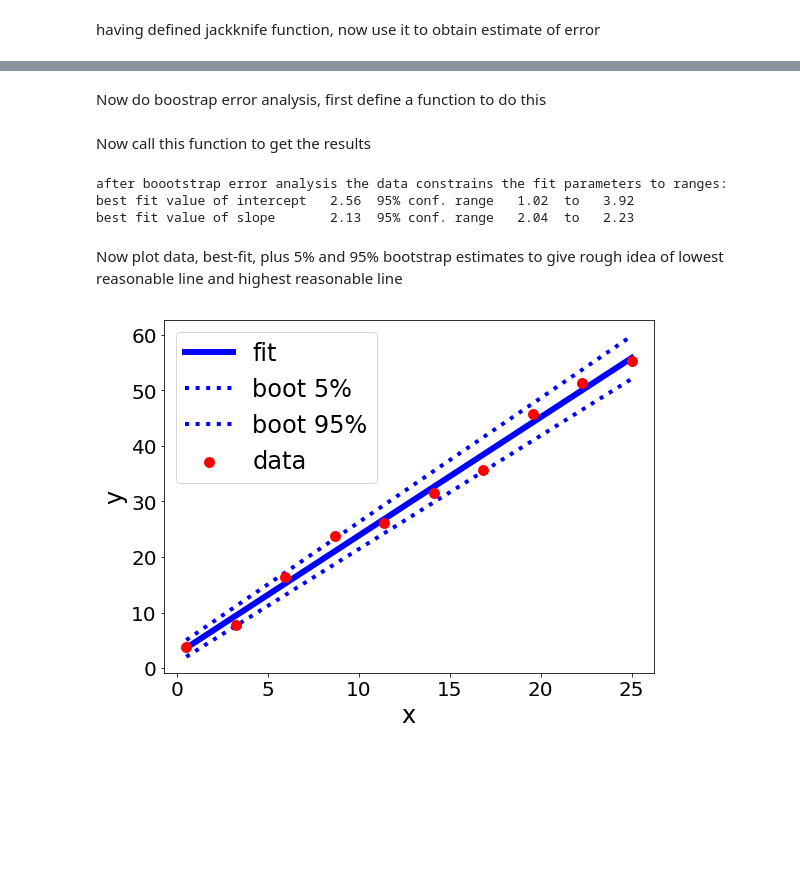
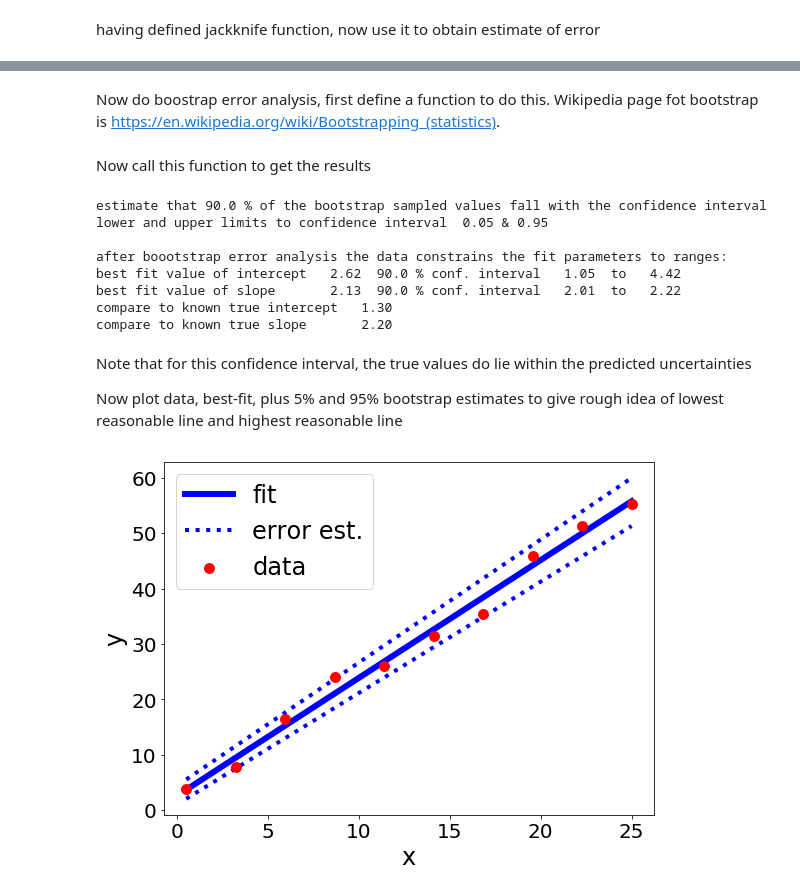
Before and after one commit to RichardSear/linear_regression_tutorial-python-, a Jupyter notebook: plot_linear_regression.ipynb, the cells around one changed output, grey strips where cells are left out. Saved outputs shown, nothing was run; the diff lists cells and outputs as text; code cells hidden in the pictures; blank space fills up the shorter version.

```diff
--- a/plot_linear_regression.ipynb
+++ b/plot_linear_regression.ipynb
@@ -28,8 +35,10 @@ y=np.zeros(n_pts)
 # actual intercept
 real_intercept=1.3
 real_slope=2.2
+print('true intercept ',format(real_intercept,"5.2e"))
+print('true slope     ',format(real_slope,"5.2e"))
 # gauss introduces Gaussian distributed noise of std deviation epsilon_noise
-epsilon_noise=1.9
+epsilon_noise=2.0
 for i in range(0,n_pts):
     y[i]=real_intercept+real_slope*x[i]+gauss(0.0,epsilon_noise)
 # %% [output]
@@ -111,8 +136,11 @@ So, if instead of having n_pts  we had only had 1 less of them, then we'd expect
 # %% [markdown]
-Now do boostrap error analysis, first define a function to do this
+Now do boostrap error analysis, first define a function to do this. Wikipedia page fot bootstrap is https://en.wikipedia.org/wiki/Bootstrapping_(statistics).
 # %%
-def bootstrap_calc():
-    n_bootstrap=100
+def bootstrap_calc(prob_conf_interval):
+# here I have set the number of times the resampled to 1000, this kind of overkill - making it 100 does not change the
+# error estimates much - but as the program runs so quickly it would not run noticeably faster if n_bootstrap
+# is reduced so might as well make n_bootstrap large
+    n_bootstrap=1000
     slope_boot=np.zeros(n_bootstrap)
     intercept_boot=np.zeros(n_bootstrap)
     for i in range(0,n_bootstrap):
@@ -126,9 +154,13 @@ def bootstrap_calc():
 # sort so later we pick out values near bottom and top
     intercept_boot=np.sort(intercept_boot)
     slope_boot=np.sort(slope_boot)
+# now n_bootstrap values are sorted from smallest to largest
+    f_lower=(1.0-prob_conf_interval)/2.0
+    f_upper=1.0-f_lower
+    print('lower and upper limits to confidence interval ',format(f_lower,"4.2f"),'&',format(f_upper,"4.2f"))
 # 95% level confidence - 95% is just a reasonable but basically arbitrary choice
-    n_boot_lower_conf=int(float(n_bootstrap)*0.05)
-    n_boot_upper_conf=int(float(n_bootstrap)*0.95)
+    n_boot_lower_conf=int(float(n_bootstrap)*f_lower)
+    n_boot_upper_conf=int(float(n_bootstrap)*f_upper)
     min_intercept_boot=intercept_boot[n_boot_lower_conf]
     max_intercept_boot=intercept_boot[n_boot_upper_conf]
     min_slope_boot=slope_boot[n_boot_lower_conf]
@@ -138,52 +170,64 @@ def bootstrap_calc():
 # %% [markdown]
 Now call this function to get the results
 # %%
-
 # Bootstrap estimates for statistical error bounds
-min_intercept_boot,max_intercept_boot,min_slope_boot,max_slope_boot=bootstrap_calc()
+# making this closer to 1 makes interval larger - more conservative error estimates
+prob_conf_interval=0.9
+print('estimate that',format(prob_conf_interval*100.0,"4.1f"),'% of the bootstrap sampled values fall with the confidence interval')
+min_intercept_boot,max_intercept_boot,min_slope_boot,max_slope_boot=bootstrap_calc(prob_conf_interval)
 print('')
 print('after boootstrap error analysis the data constrains the fit parameters to ranges:')
-print('best fit value of intercept ','%5.2f'%(intercept),
-      ' 95% conf. range ','%5.2f'%(min_intercept_boot),' to ','%5.2f'%(max_intercept_boot))
-print('best fit value of slope ','%9.2f'%(slope),
-      ' 95% conf. range ','%5.2f'%(min_slope_boot),' to ','%5.2f'%(max_slope_boot))
+print('best fit value of intercept ',format(intercept,"5.2f"),format(prob_conf_interval*100.0,"5.1f"),
+      '% conf. interval ',format(min_intercept_boot,"5.2f"),' to ',format(max_intercept_boot,"5.2f"))
+print('best fit value of slope     ',format(slope,"5.2f"),format(prob_conf_interval*100.0,"5.1f"),
+      '% conf. interval ','%5.2f'%(min_slope_boot),' to ','%5.2f'%(max_slope_boot))
+#
+print('compare to known true intercept ',format(real_intercept,"5.2f"))
+print('compare to known true slope     ',format(real_slope,"5.2f"))
 # %% [output]
+estimate that 90.0 % of the bootstrap sampled values fall with the confidence interval
+lower and upper limits to confidence interval  0.05 & 0.95
+
 after boootstrap error analysis the data constrains the fit parameters to ranges:
-best fit value of intercept   2.56  95% conf. range   1.02  to   3.92
-best fit value of slope       2.13  95% conf. range   2.04  to   2.23
+best fit value of intercept   2.62  90.0 % conf. interval   1.05  to   4.42
+best fit value of slope       2.13  90.0 % conf. interval   2.01  to   2.22
+compare to known true intercept   1.30
+compare to known true slope       2.20
 # %% [markdown]
+Note that for this confidence interval, the true values do lie within the predicted uncertainties
+
 Now plot data, best-fit, plus 5% and 95% bootstrap estimates to give rough idea of lowest reasonable line and highest reasonable line
 # %%
 ########### PLOT
 # first generate points for fitted function
 n_fitpts=10
 x_fit=np.linspace(np.min(x),np.max(x),n_fitpts)
 # this is the best fit
 y_fit=intercept+slope*x_fit
 # now for fit 5/100 lowest intercept & slope
 y_fit_lower_conf=min_intercept_boot+min_slope_boot*x_fit
 # now for fit 95/100 intercept & slope
 y_fit_upper_conf=max_intercept_boot+max_slope_boot*x_fit
 ######### Now generate plot
 plt.figure(figsize = (8,6) )
 # plot data as scatter plot,
 plt.scatter(x,y,s=120,c='red',linewidth=0,label='data',zorder=2)
 # plot fitted function, zorder = 1 < 2 so line underneath points
 plt.plot(x_fit,y_fit,linewidth=6,c='blue', label='fit',zorder=1)
 # plot estimates of lower and upper
-plt.plot(x_fit,y_fit_lower_conf,linewidth=4,c='blue',linestyle=':',zorder=1,label='boot 5%')
-plt.plot(x_fit,y_fit_upper_conf,linewidth=4,c='blue',linestyle=':',zorder=1,label='boot 95%')
+plt.plot(x_fit,y_fit_lower_conf,linewidth=4,c='blue',linestyle=':',zorder=1,label='error est.')
+plt.plot(x_fit,y_fit_upper_conf,linewidth=4,c='blue',linestyle=':',zorder=1)
 plt.xlabel('x',fontsize=24)
 plt.ylabel('y',fontsize=24)
 plt.xticks(fontsize=20)
 plt.yticks(fontsize=20)
 plt.legend(loc='upper left',fontsize=24)
 plt.tight_layout()
 #	plt.legend(loc='upper right')
 #	plt.axhline(color = 'gray', zorder=-1)
 # save plot to file
 #plt.savefig('tmp.pdf')
 # display plot on screen
 #plt.show()
 # %% [output]
-[figure, old version]
+[figure, new version]
```
Also changed, not shown: parts of 17 cells of this notebook.
